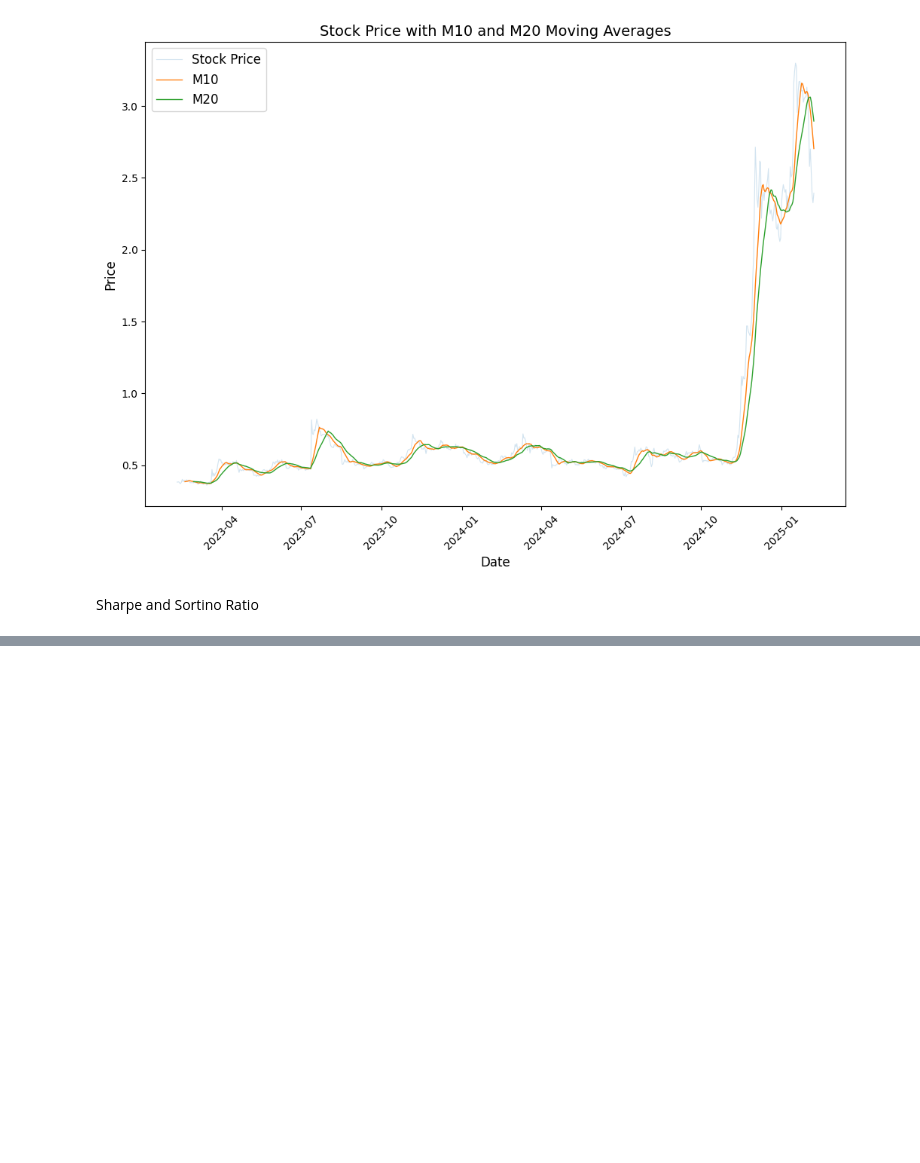
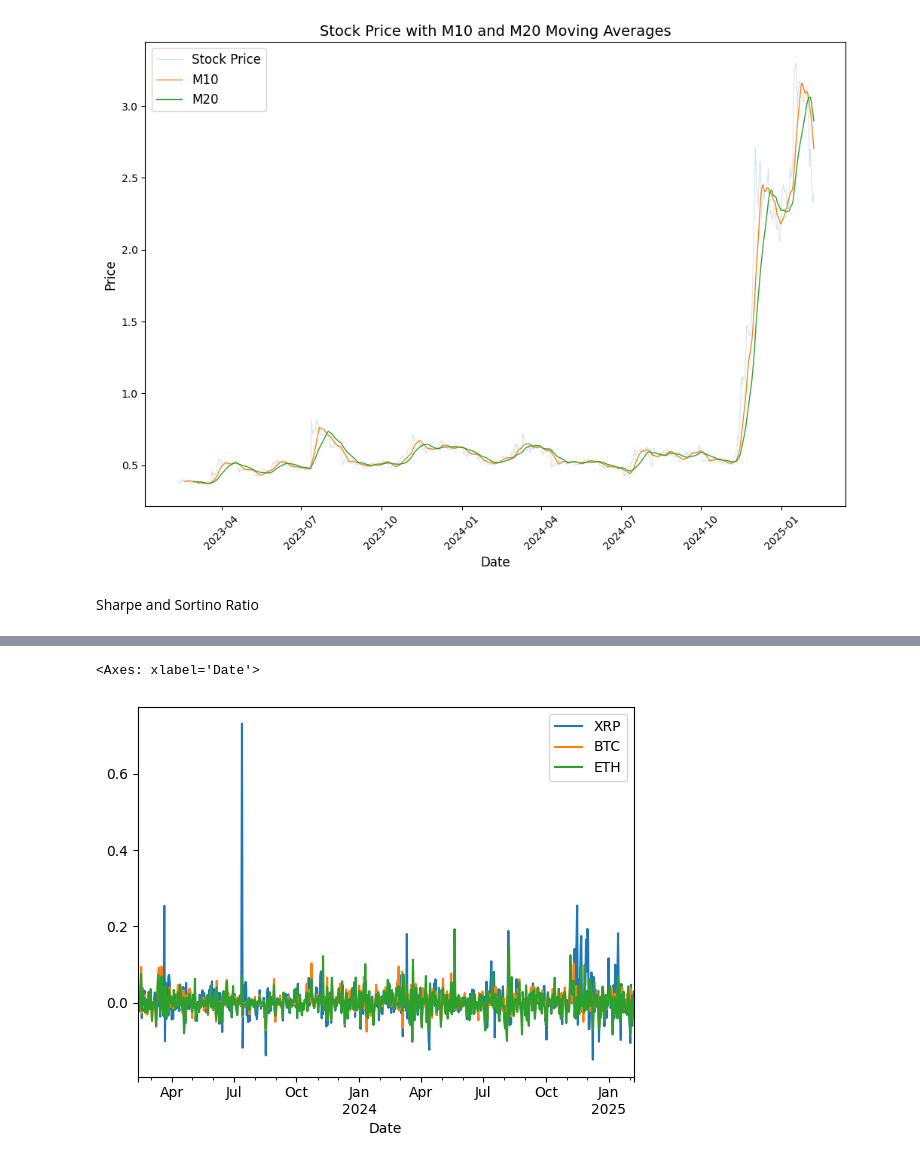
Before and after one commit to Szafranerio/Data_Science_Portfolio, a Jupyter notebook: Stock_Market/stock.ipynb, the cells around one changed output, grey strips where cells are left out. Saved outputs shown, nothing was run; the diff lists cells and outputs as text; code cells hidden in the pictures; blank space fills up the shorter version.

```diff
--- a/Stock_Market/stock.ipynb
+++ b/Stock_Market/stock.ipynb
@@ -252,0 +291,12 @@ Sharpe and Sortino Ratio
+# %%
+xrp = yf.download('XRP-USD', start = start_date, end = end_date, progress=False)
+btc = yf.download('BTC-USD', start = start_date, end = end_date, progress=False)
+eth = yf.download('ETH-USD', start = start_date, end = end_date, progress=False)
+
+xrp = xrp['Adj Close']
+btc = btc['Adj Close']
+eth = eth['Adj Close']
+# %%
+stock = pd.concat([xrp, btc, eth], axis=1)
+stock.columns = ['XRP', 'BTC', 'ETH']
+stock.head()
@@ -252,0 +311,6 @@ Sharpe and Sortino Ratio
+# %%
+stock_returns = stock.pct_change(1).dropna()
+stock_returns.plot()
+# %% [output]
+<Axes: xlabel='Date'>
+[figure, added]
```
Also changed, not shown: parts of 6 cells of this notebook.
